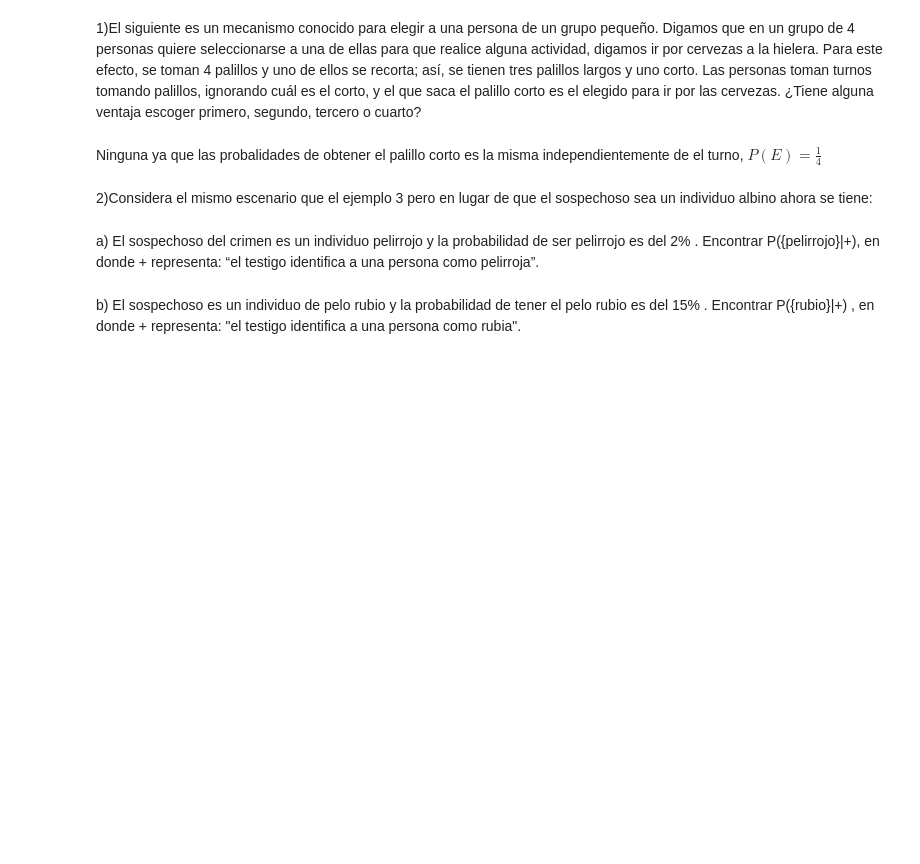
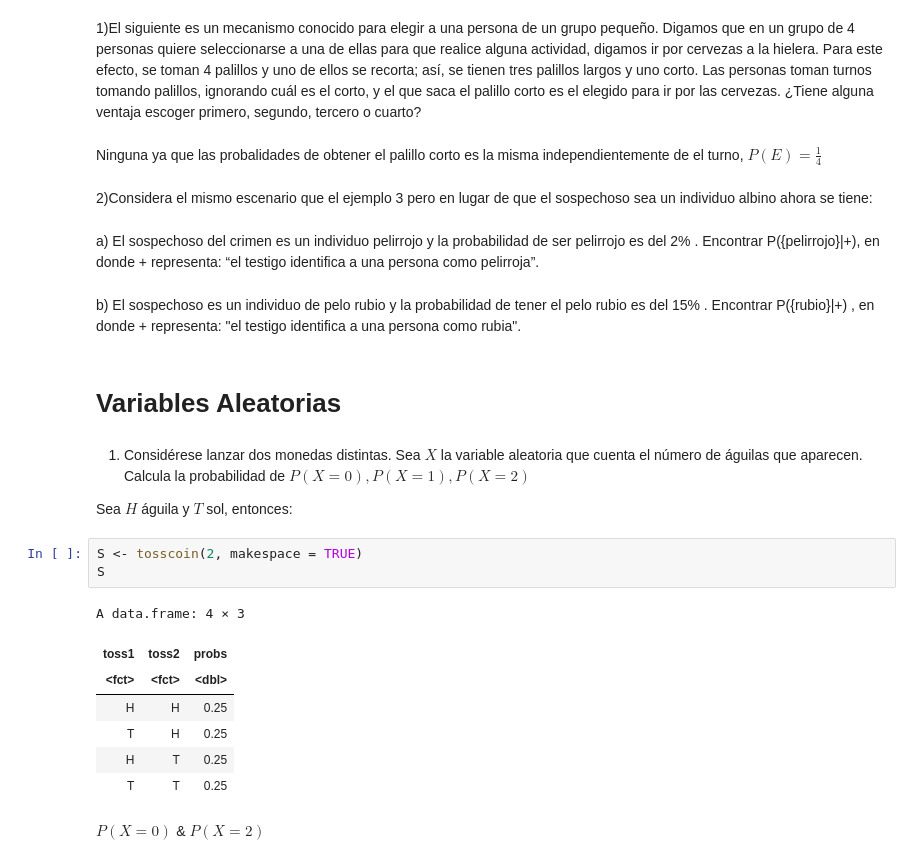
Before and after one commit to carlosgeovany/practicas_propedeutico, a Jupyter notebook: probabilidad_R.ipynb, the cells around one changed output. Cells and saved outputs as stored; diff of their text form; blank space fills up the shorter version.

```diff
--- a/probabilidad_R.ipynb
+++ b/probabilidad_R.ipynb
@@ -343,3 +344,22 @@ Ninguna ya que las probalidades de obtener el palillo corto es la misma independ
 a) El sospechoso del crimen es un individuo pelirrojo y la probabilidad de ser pelirrojo es del  2% . Encontrar  P({pelirrojo}|+),  en donde  +  representa: “el testigo identifica a una persona como pelirroja”.
 # %% [markdown]
 b) El sospechoso es un individuo de pelo rubio y la probabilidad de tener el pelo rubio es del  15% . Encontrar  P({rubio}|+) , en donde  +  representa: "el testigo identifica a una persona como rubia".
+# %% [markdown]
+# Variables Aleatorias
+# %% [markdown]
+1) Considérese lanzar dos monedas distintas. Sea $X$ la variable aleatoria que cuenta el número de águilas que aparecen. Calcula la probabilidad de $P(X=0), P(X=1), P(X=2)$
+
+Sea $H$ águila y $T$ sol, entonces:
+# %%
+S <- tosscoin(2, makespace = TRUE)
+S
+# %% [output]
+A data.frame: 4 × 3
+| toss1 | toss2 | probs |
+| <fct> | <fct> | <dbl> |
+| H | H | 0.25 |
+| T | H | 0.25 |
+| H | T | 0.25 |
+| T | T | 0.25 |
+# %% [markdown]
+$P(X = 0)$ & $P(X = 2)$
```
Also changed, not shown: parts of 31 cells of this notebook.
